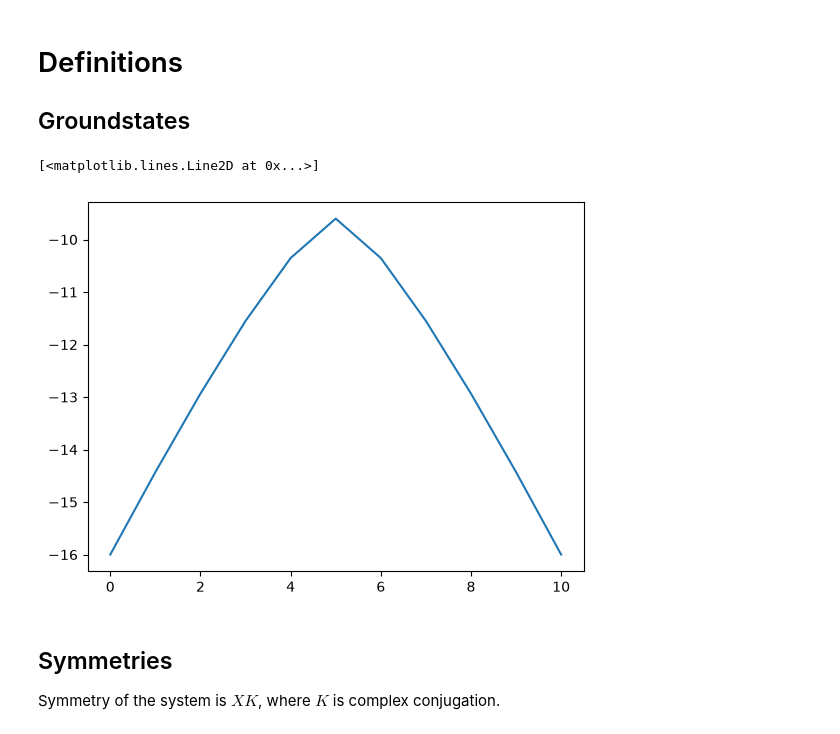
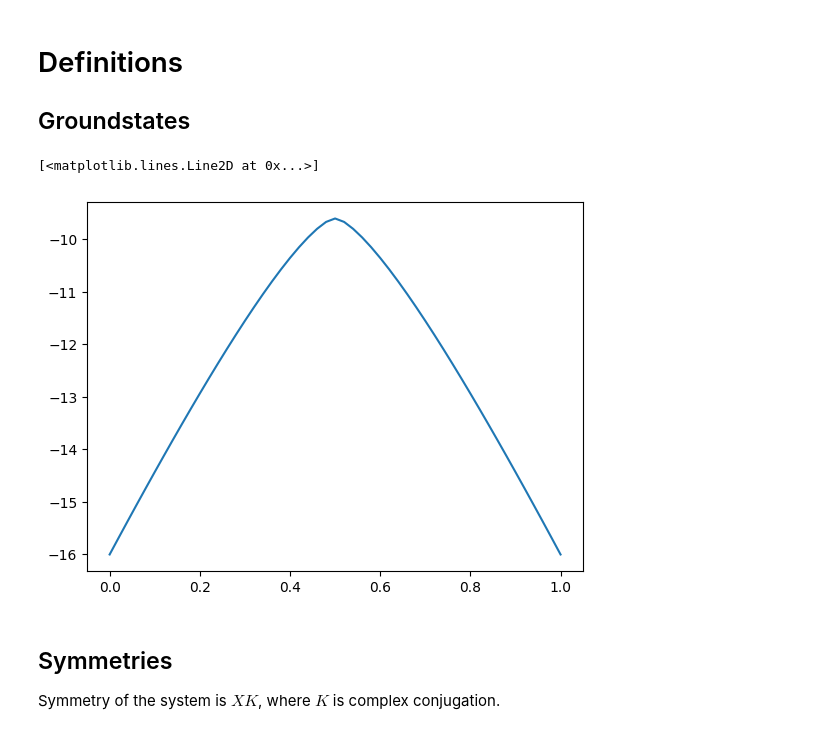
Before and after one commit to kieran-cooney/spt_numerical_classificiation, a Jupyter notebook: code/time_reversal_symmetries/truncating_reduced_density_matrices/zxz_y_tensor_network_factorization_sweep.ipynb, the cells around one changed output. Saved outputs shown, nothing was run; the diff lists cells and outputs as text; code cells hidden in the pictures.

```diff
--- a/code/time_reversal_symmetries/truncating_reduced_density_matrices/zxz_y_tensor_network_factorization_sweep.ipynb
+++ b/code/time_reversal_symmetries/truncating_reduced_density_matrices/zxz_y_tensor_network_factorization_sweep.ipynb
@@ -50,7 +50,7 @@ def get_hamiltoniain(t, L=num_sites):
 
     return out
 # %%
-parameters = np.linspace(0, 1, 11)
+parameters = np.linspace(0, 1, 51)
 # %%
 hamiltonians = [
     get_hamiltoniain(t, num_sites)
@@ -66,10 +66,10 @@ for h in tqdm(hamiltonians):
     energies.append(e)
     groundstates.append(psi)
 # %%
-plt.plot(energies)
+plt.plot(parameters, energies)
 # %% [output]
 [<matplotlib.lines.Line2D at 0x...>]
-[figure, old version]
+[figure, new version]
 # %% [markdown]
 ## Symmetries
 Symmetry of the system is $XK$, where $K$ is complex conjugation.
```
Also changed, not shown: parts of 134 cells of this notebook, 1 other file.
